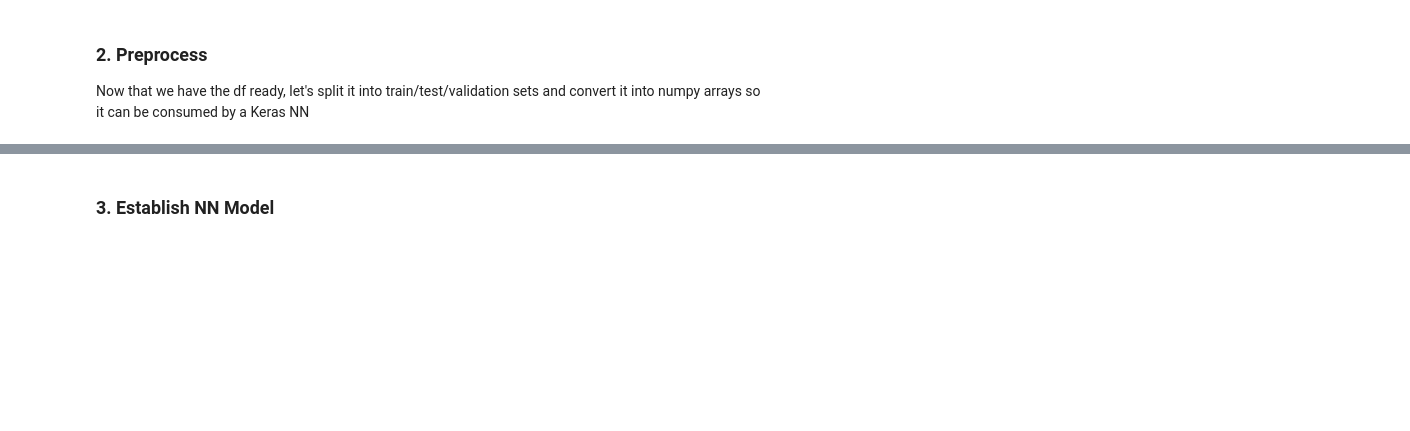
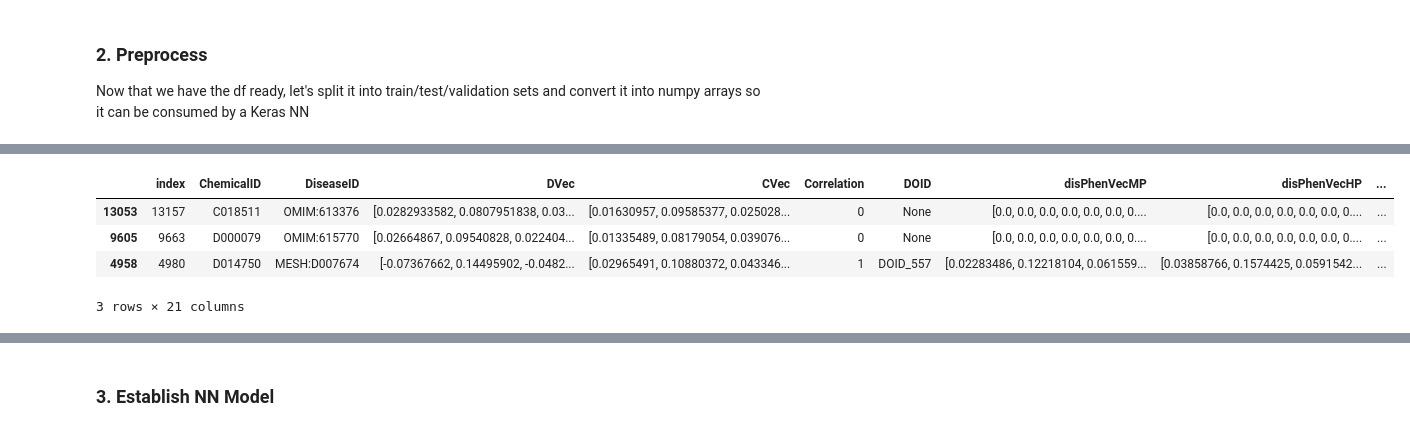
Before and after one commit to colemai/msc-thesis, a Jupyter notebook: opa/opa-nn.ipynb, the cells around one changed output, grey strips where cells are left out. Drawn from its saved outputs; the diff is of its cells as text; code cells hidden in the pictures; blank space fills up the shorter version.

Commit message:
Changed the phens to only be disease not chem

```diff
--- a/opa/opa-nn.ipynb
+++ b/opa/opa-nn.ipynb
@@ -377,11 +258,0 @@ Name: ID, dtype: object
-# %%
-# Make Maps:
-mp_ent_to_vec = dict(zip(mp_vecs.ID, mp_vecs.Vector))
-hp_ent_to_vec = dict(zip(hp_vecs.ID, hp_vecs.Vector))
-
-# Map entities to vecs (one set of vecs for mp and another for hp)
-df1['disPhenVecMP'] = df1.DOID.map(lambda x: mp_ent_to_vec.get(x))
-df1['disPhenVecHP'] = df1.DOID.map(lambda x: hp_ent_to_vec.get(x))
-
-# df1['chemPhenVecHP'] = df1.CID.map(lambda x: hp_ent_to_vec.get(x))
-# df1['chemPhenVecMP'] = df1.CID.map(lambda x: mp_ent_to_vec.get(x))
@@ -392,6 +267,33 @@ df1['disPhenVecHP'] = df1.DOID.map(lambda x: hp_ent_to_vec.get(x))
 
 # with open('dis_hpVec_map'+ '.pkl', 'wb') as f:
 #         pickle.dump(hp_ent_to_vec, f, pickle.HIGHEST_PROTOCOL)
+# %%
+## The commented section above makes phen vecs for all ctd diseases that have doids. Import here
+def load_obj(name):
+    with open(name + '.pkl', 'rb') as f:
+        return pickle.load(f)
+
+dis_mpVec = load_obj('../opa/dis_mpVec_map')
+
+def load_obj(name):
+    with open(name + '.pkl', 'rb') as f:
+        return pickle.load(f)
+
+dis_hpVec = load_obj('../opa/dis_hpVec_map')
+# %%
+# Standardise the DOIDs
+def doid_standardiser (doid):
+    doid = doid.replace(':', '_')
+    return doid
+
+df1['DOID'] = df1.DOID.astype(str).map(lambda x: np.nan if isinstance(x, float) else doid_standardiser(x))
+# %%
+# Map entities to vecs (one set of vecs for mp and another for hp)
+df1['disPhenVecMP'] = df1.DOID.map(lambda x: mp_ent_to_vec.get(x))
+df1['disPhenVecHP'] = df1.DOID.map(lambda x: hp_ent_to_vec.get(x))
+
+df1['chemPhenVecHP'] = None
+df1['chemPhenVecMP'] = None
 # %%
 ## TODO note that I have removed rows without gofuncVecs, maybe now they should be kept
 # Print Stats
@@ -806,3 +767,11 @@ df1.head()
+# %%
+df1.sample(3)
+# %% [output]
+|  | index | ChemicalID | DiseaseID | DVec | CVec | Correlation | DOID | disPhenVecMP | disPhenVecHP | ... |
+| 13053 | 13157 | C018511 | OMIM:613376 | [0.0282933582, 0.0807951838, 0.03... | [0.01630957, 0.09585377, 0.025028... | 0 | None | [0.0, 0.0, 0.0, 0.0, 0.0, 0.0, 0.... | [0.0, 0.0, 0.0, 0.0, 0.0, 0.0, 0.... | ... |
+| 9605 | 9663 | D000079 | OMIM:615770 | [0.02664867, 0.09540828, 0.022404... | [0.01335489, 0.08179054, 0.039076... | 0 | None | [0.0, 0.0, 0.0, 0.0, 0.0, 0.0, 0.... | [0.0, 0.0, 0.0, 0.0, 0.0, 0.0, 0.... | ... |
+| 4958 | 4980 | D014750 | MESH:D007674 | [-0.07367662, 0.14495902, -0.0482... | [0.02965491, 0.10880372, 0.043346... | 1 | DOID_557 | [0.02283486, 0.12218104, 0.061559... | [0.03858766, 0.1574425, 0.0591542... | ... |
+3 rows × 21 columns
 # %%
 # Split into train, test, val BY CHEMICAL instead of by random rows
 print('number of chemicals: ', len(df1.ChemicalID.unique()))
```
Also changed, not shown: parts of 48 cells of this notebook.
